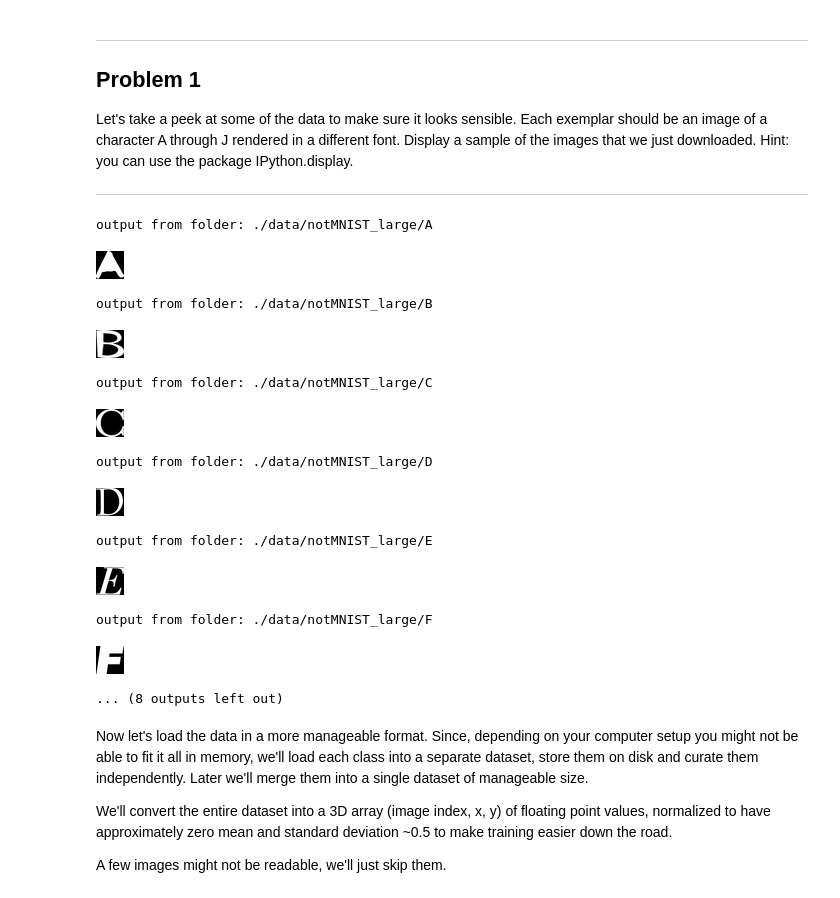
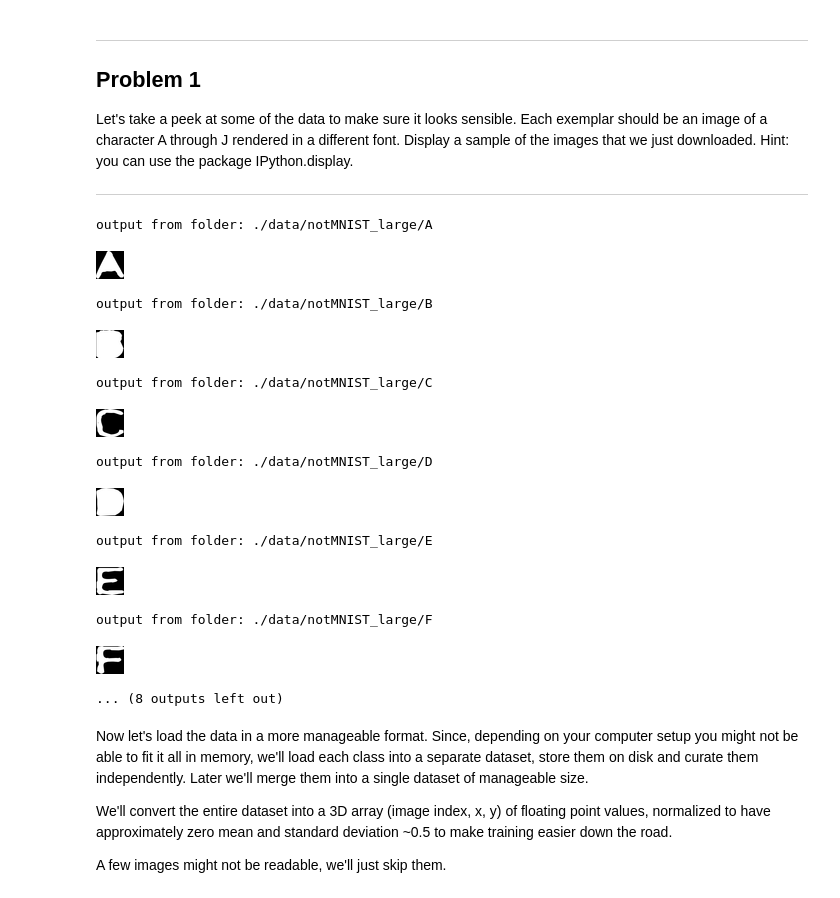
Before and after one commit to JovanSardinha/Google-Udacity_DeepLearning, a Jupyter notebook: 1_notmnist.ipynb, the cells around one changed output. Saved outputs shown, nothing was run; the diff lists cells and outputs as text; code cells hidden in the pictures.

```diff
--- a/1_notmnist.ipynb
+++ b/1_notmnist.ipynb
@@ -29,19 +53,18 @@ import random
 First, we'll download the dataset to our local machine. The data consists of characters rendered in a variety of fonts on a 28x28 image. The labels are limited to 'A' through 'J' (10 classes). The training set has about 500k and the testset 19000 labelled examples. Given these sizes, it should be possible to train models quickly on any machine.
 # %%
 url = 'http://yaroslavvb.com/upload/notMNIST/'
-loc = './data/'
 
 def maybe_download(filename, expected_bytes, force=False):
     """Download a file if not present, and make sure it's the right size."""
-    if force or not os.path.exists(filename):
-        filename, _ = urlretrieve(url + filename, loc + filename)
-    statinfo = os.stat(filename)
+    if force or not os.path.exists(loc+filename):
+        filename, _ = urlretrieve(url+filename, loc+filename)
+    statinfo = os.stat(loc+filename)
     if statinfo.st_size == expected_bytes:
-        print('Found and verified', filename)
+        print('Found and verified', loc+filename)
     else:
         raise Exception(
-                'Failed to verify' + filename + '. Can you get to it with a browser?')
-    return filename
+                'Failed to verify'+filename+'. Can you get to it with a browser?')
+    return loc+filename
 
 train_filename = maybe_download('notMNIST_large.tar.gz', 247336696)
 test_filename = maybe_download('notMNIST_small.tar.gz', 8458043)
@@ -92,29 +115,29 @@ Let's take a peek at some of the data to make sure it looks sensible. Each exemp
 
 ---
 # %%
-# Prints a random image from each folder
-
+# Prints a random image from each folder for a visual inspection
+numImages = len(os.listdir(train_folders[0]))
 # Setting seed to ensure replicable results
 random.seed(13)
+rand_num = random.randint(0,numImages-1)
 
 for folder in train_folders:
     print ("output from folder:", folder)
-    numImages = len(os.listdir(folder))-1
-    i = Image(filename=folder+"/"+os.listdir(folder)[random.randint(0,numImages)])
+    i = Image(filename=folder+"/"+os.listdir(folder)[rand_num])
     display (i)
 # %% [output]
 output from folder: ./data/notMNIST_large/A
 [figure]
 output from folder: ./data/notMNIST_large/B
-[figure, old version]
+[figure, new version]
 output from folder: ./data/notMNIST_large/C
 [figure]
 output from folder: ./data/notMNIST_large/D
-[figure, old version]
+[figure, new version]
 output from folder: ./data/notMNIST_large/E
-[figure, old version]
+[figure, new version]
 output from folder: ./data/notMNIST_large/F
-[figure, old version]
+[figure, new version]
 ... (8 outputs left out)
 # %% [markdown]
 Now let's load the data in a more manageable format. Since, depending on your computer setup you might not be able to fit it all in memory, we'll load each class into a separate dataset, store them on disk and curate them independently. Later we'll merge them into a single dataset of manageable size.
```
Also changed, not shown: parts of 16 cells of this notebook.
